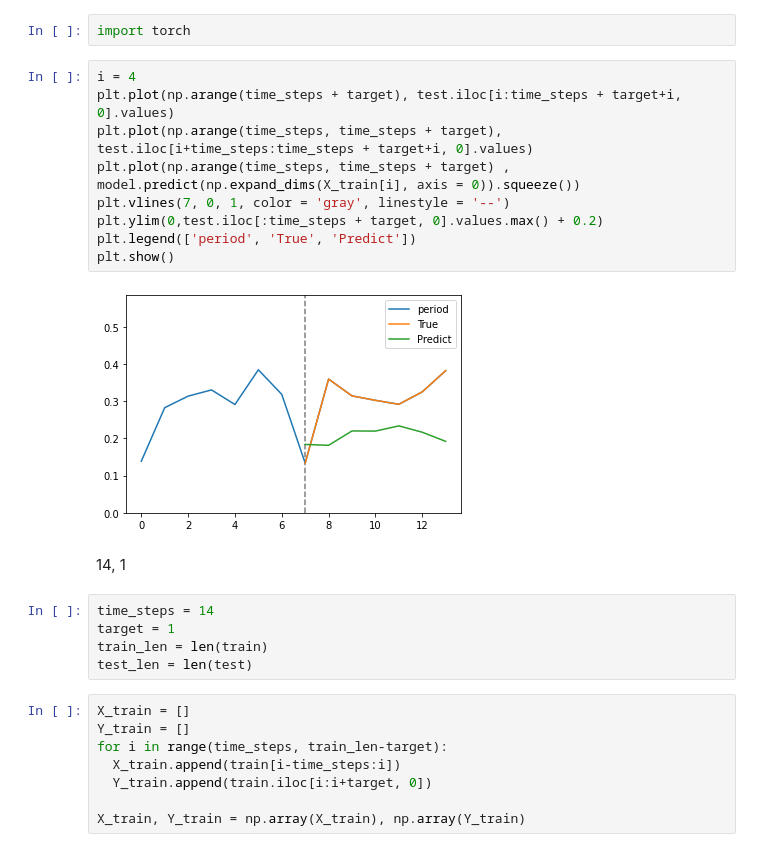
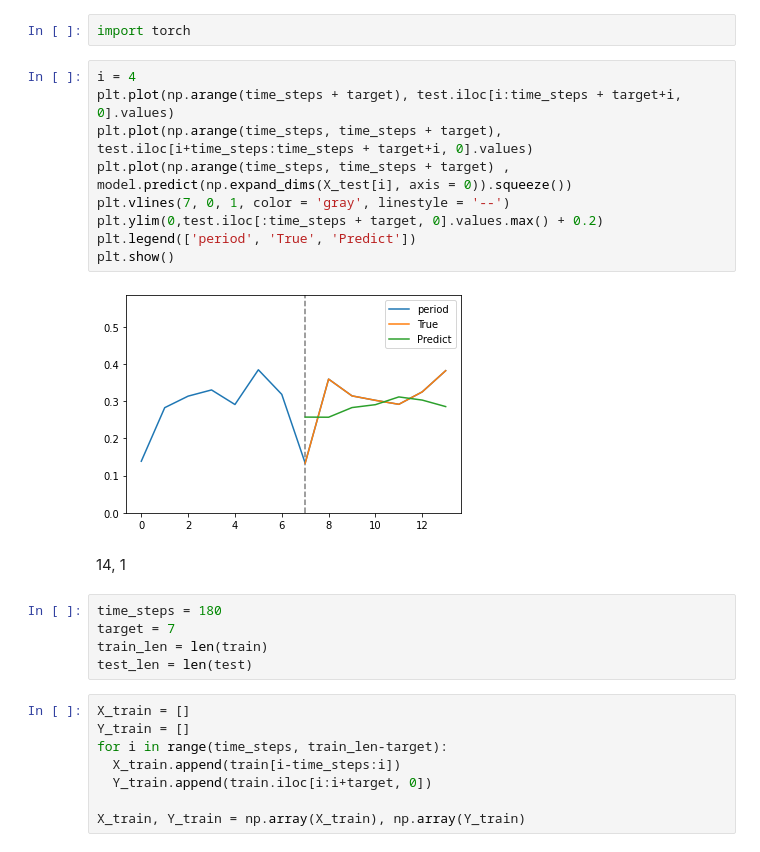
Before and after one commit to ferrry-ghsb/bigdata_6team, a Jupyter notebook: [ksy]LSTM.ipynb, the cells around one changed output. Cells and saved outputs as stored; diff of their text form.

Commit message:
LSTM_prediction_fixed

```diff
--- a/[ksy]LSTM.ipynb
+++ b/[ksy]LSTM.ipynb
@@ -381,19 +383,19 @@ import torch
 # %%
 i = 4
 plt.plot(np.arange(time_steps + target), test.iloc[i:time_steps + target+i, 0].values)
 plt.plot(np.arange(time_steps, time_steps + target), test.iloc[i+time_steps:time_steps + target+i, 0].values)
-plt.plot(np.arange(time_steps, time_steps + target) , model.predict(np.expand_dims(X_train[i], axis = 0)).squeeze())
+plt.plot(np.arange(time_steps, time_steps + target) , model.predict(np.expand_dims(X_test[i], axis = 0)).squeeze())
 plt.vlines(7, 0, 1, color = 'gray', linestyle = '--')
 plt.ylim(0,test.iloc[:time_steps + target, 0].values.max() + 0.2)
 plt.legend(['period', 'True', 'Predict'])
 plt.show()
 # %% [output]
-[figure, old version]
+[figure, new version]
 # %% [markdown]
 14, 1
 # %%
-time_steps = 14
-target = 1
+time_steps = 180
+target = 7
 train_len = len(train)
 test_len = len(test)
 # %%
```
Also changed, not shown: parts of 18 cells of this notebook.
